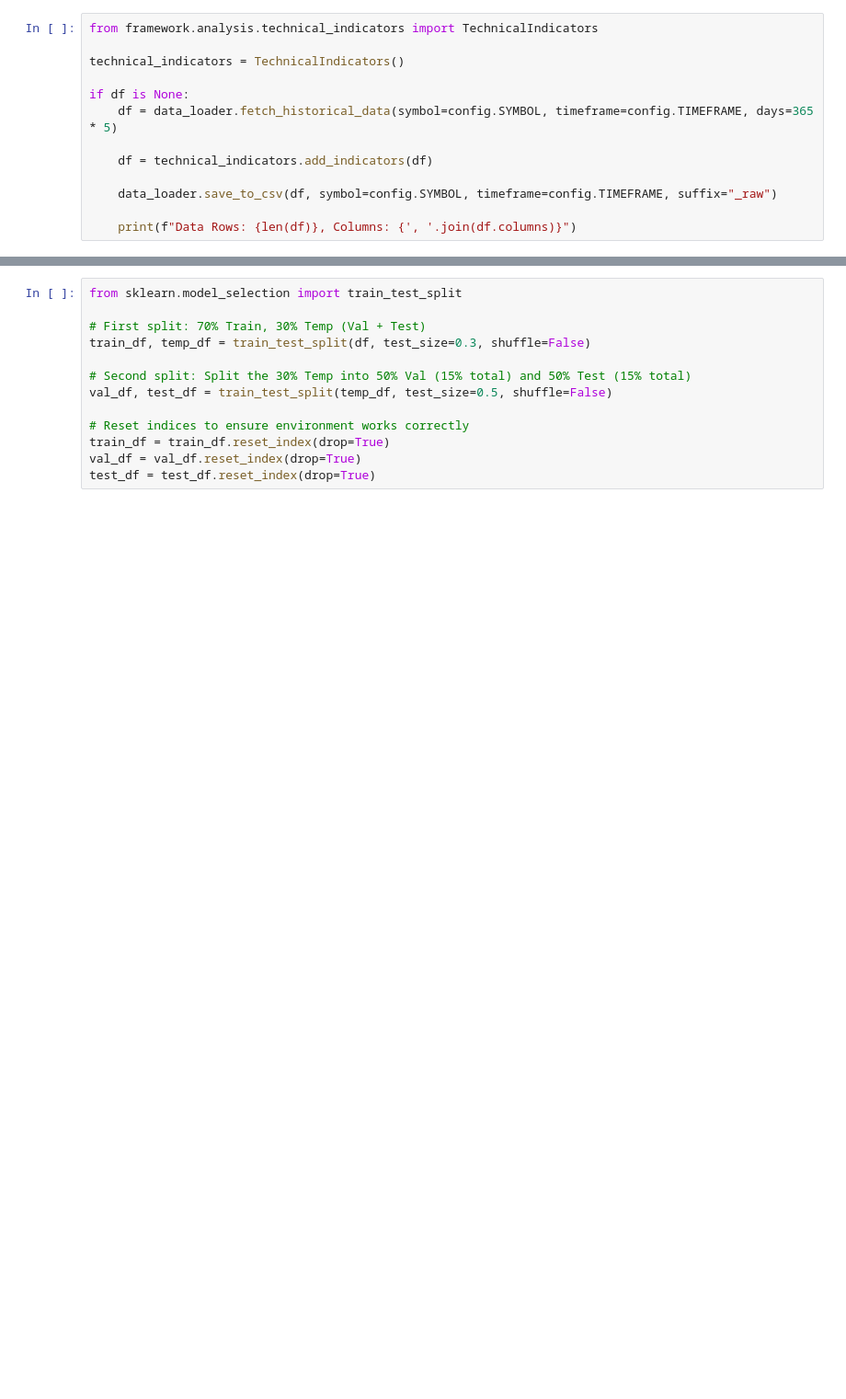
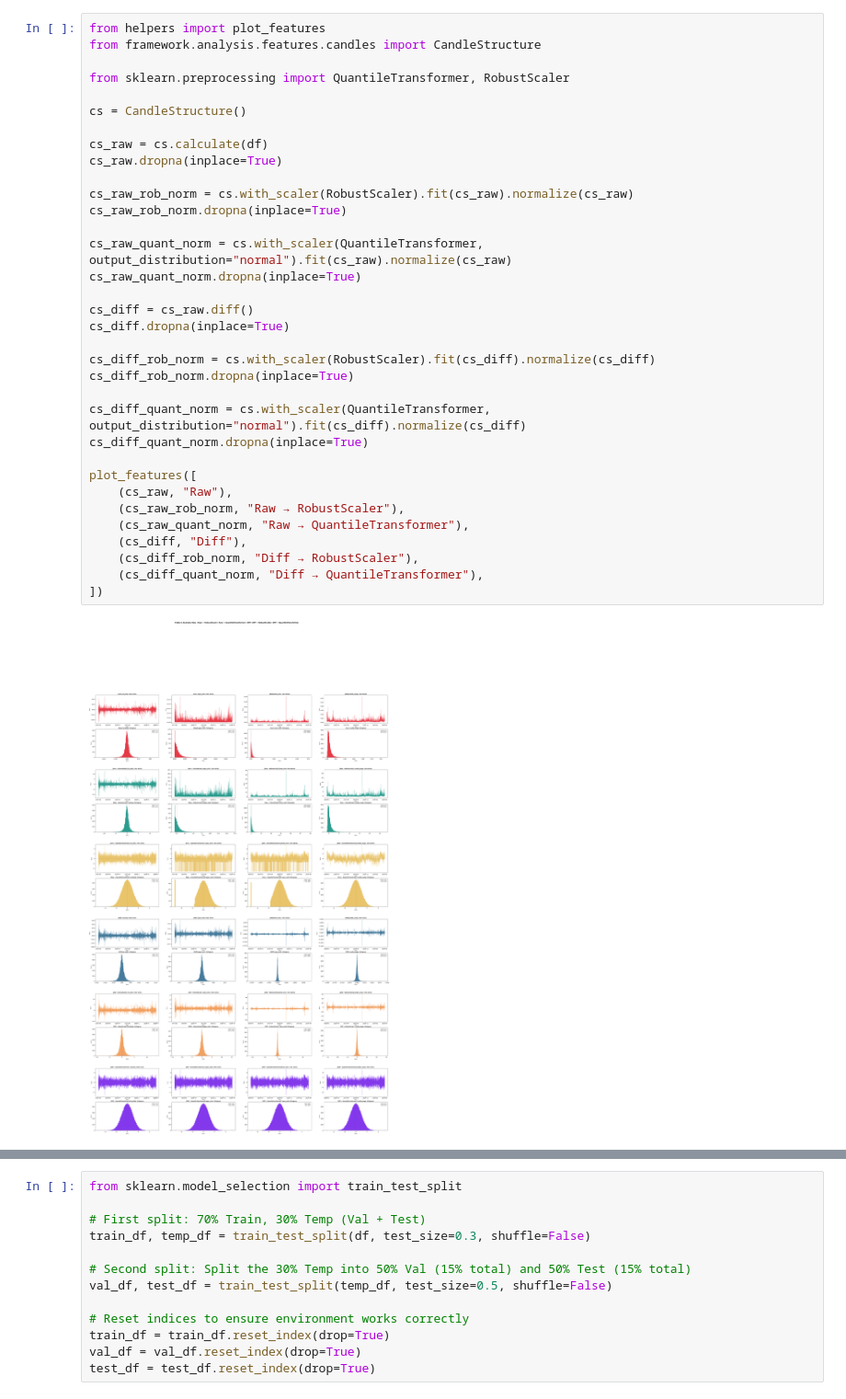
Before and after one commit to mwaqar666/Bot, a Jupyter notebook: train_agent.ipynb, the cells around one changed output, grey strips where cells are left out. Shown at 92% size. Cells and saved outputs as stored; diff of their text form; blank space fills up the shorter version.

Commit message:
Added tests for data transformation using various transformers and scalers. Replaced TCN with a vanilla NN

```diff
--- a/train_agent.ipynb
+++ b/train_agent.ipynb
@@ -15,13 +24,36 @@ if df is not None:
-# %%
-from framework.analysis.technical_indicators import TechnicalIndicators
-
-technical_indicators = TechnicalIndicators()
-
-if df is None:
-    df = data_loader.fetch_historical_data(symbol=config.SYMBOL, timeframe=config.TIMEFRAME, days=365 * 5)
-
-    df = technical_indicators.add_indicators(df)
-
-    data_loader.save_to_csv(df, symbol=config.SYMBOL, timeframe=config.TIMEFRAME, suffix="_raw")
-
-    print(f"Data Rows: {len(df)}, Columns: {', '.join(df.columns)}")
+# %%
+from helpers import plot_features
+from framework.analysis.features.candles import CandleStructure
+
+from sklearn.preprocessing import QuantileTransformer, RobustScaler
+
+cs = CandleStructure()
+
+cs_raw = cs.calculate(df)
+cs_raw.dropna(inplace=True)
+
+cs_raw_rob_norm = cs.with_scaler(RobustScaler).fit(cs_raw).normalize(cs_raw)
+cs_raw_rob_norm.dropna(inplace=True)
+
+cs_raw_quant_norm = cs.with_scaler(QuantileTransformer, output_distribution="normal").fit(cs_raw).normalize(cs_raw)
+cs_raw_quant_norm.dropna(inplace=True)
+
+cs_diff = cs_raw.diff()
+cs_diff.dropna(inplace=True)
+
+cs_diff_rob_norm = cs.with_scaler(RobustScaler).fit(cs_diff).normalize(cs_diff)
+cs_diff_rob_norm.dropna(inplace=True)
+
+cs_diff_quant_norm = cs.with_scaler(QuantileTransformer, output_distribution="normal").fit(cs_diff).normalize(cs_diff)
+cs_diff_quant_norm.dropna(inplace=True)
+
+plot_features([
+    (cs_raw, "Raw"),
+    (cs_raw_rob_norm, "Raw → RobustScaler"),
+    (cs_raw_quant_norm, "Raw → QuantileTransformer"),
+    (cs_diff, "Diff"),
+    (cs_diff_rob_norm, "Diff → RobustScaler"),
+    (cs_diff_quant_norm, "Diff → QuantileTransformer"),
+])
+# %% [output]
+[figure, added]
```
Also changed, not shown: parts of 6 cells of this notebook, 22 other files.
